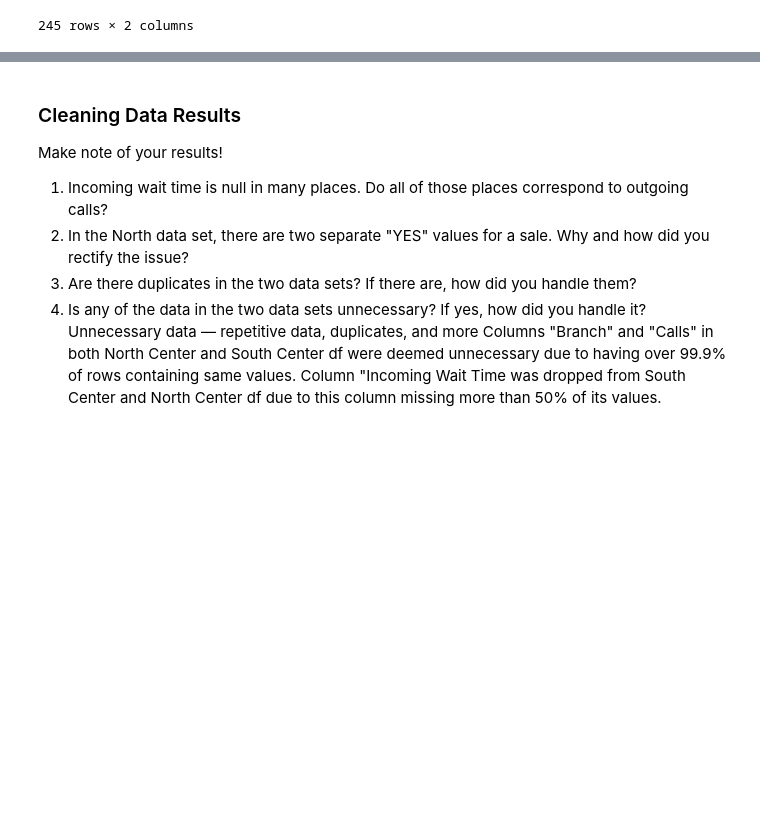
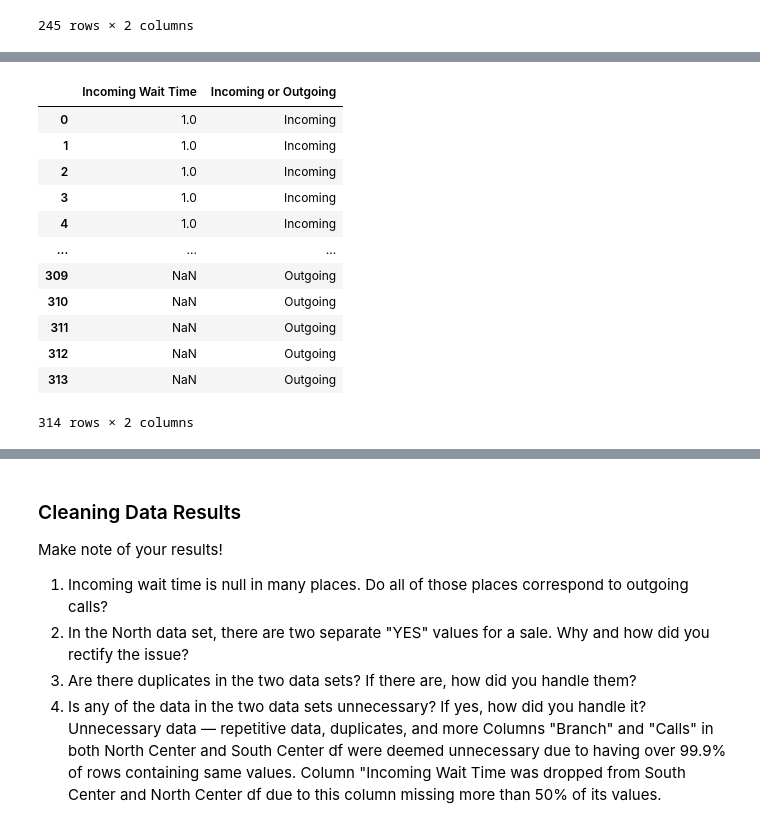
Before and after one commit to Izzy3K/call-center-cleanup-assignment, a Jupyter notebook: Call Center Cleanup.ipynb, the cells around one changed output, grey strips where cells are left out. Cells and saved outputs as stored; diff of their text form; code cells hidden in the pictures; blank space fills up the shorter version.

```diff
--- a/Call Center Cleanup.ipynb
+++ b/Call Center Cleanup.ipynb
@@ -259,3 +261,20 @@ null_wait_north
+# %%
+null_wait_south = south_df [['Incoming Wait Time', 'Incoming or Outgoing']]
+null_wait_south
+# %% [output]
+|  | Incoming Wait Time | Incoming or Outgoing |
+| 0 | 1.0 | Incoming |
+| 1 | 1.0 | Incoming |
+| 2 | 1.0 | Incoming |
+| 3 | 1.0 | Incoming |
+| 4 | 1.0 | Incoming |
+| ... | ... | ... |
+| 309 | NaN | Outgoing |
+| 310 | NaN | Outgoing |
+| 311 | NaN | Outgoing |
+| 312 | NaN | Outgoing |
+| 313 | NaN | Outgoing |
+314 rows × 2 columns
 # %%
 # Clean your data here
 #numeric columns for north call center
```
Also changed, not shown: parts of 30 cells of this notebook.
